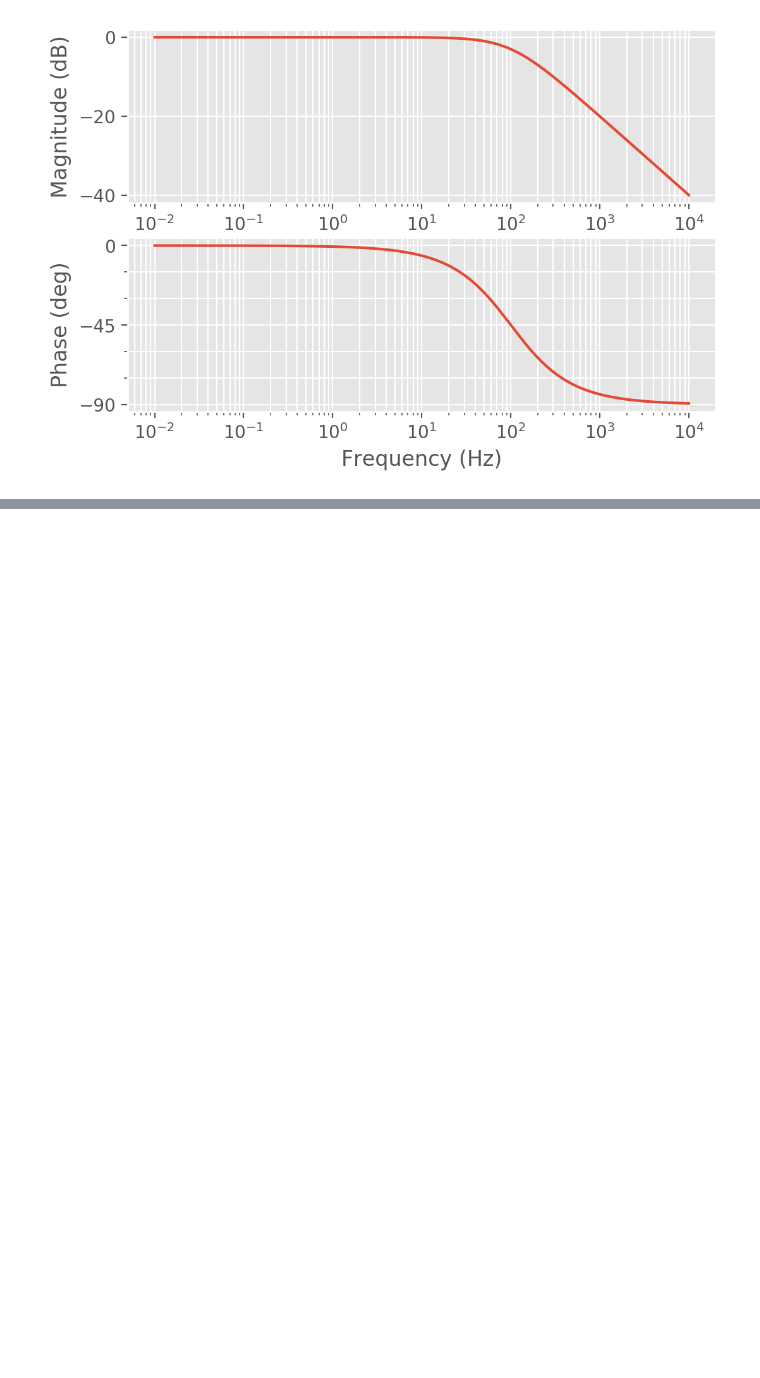
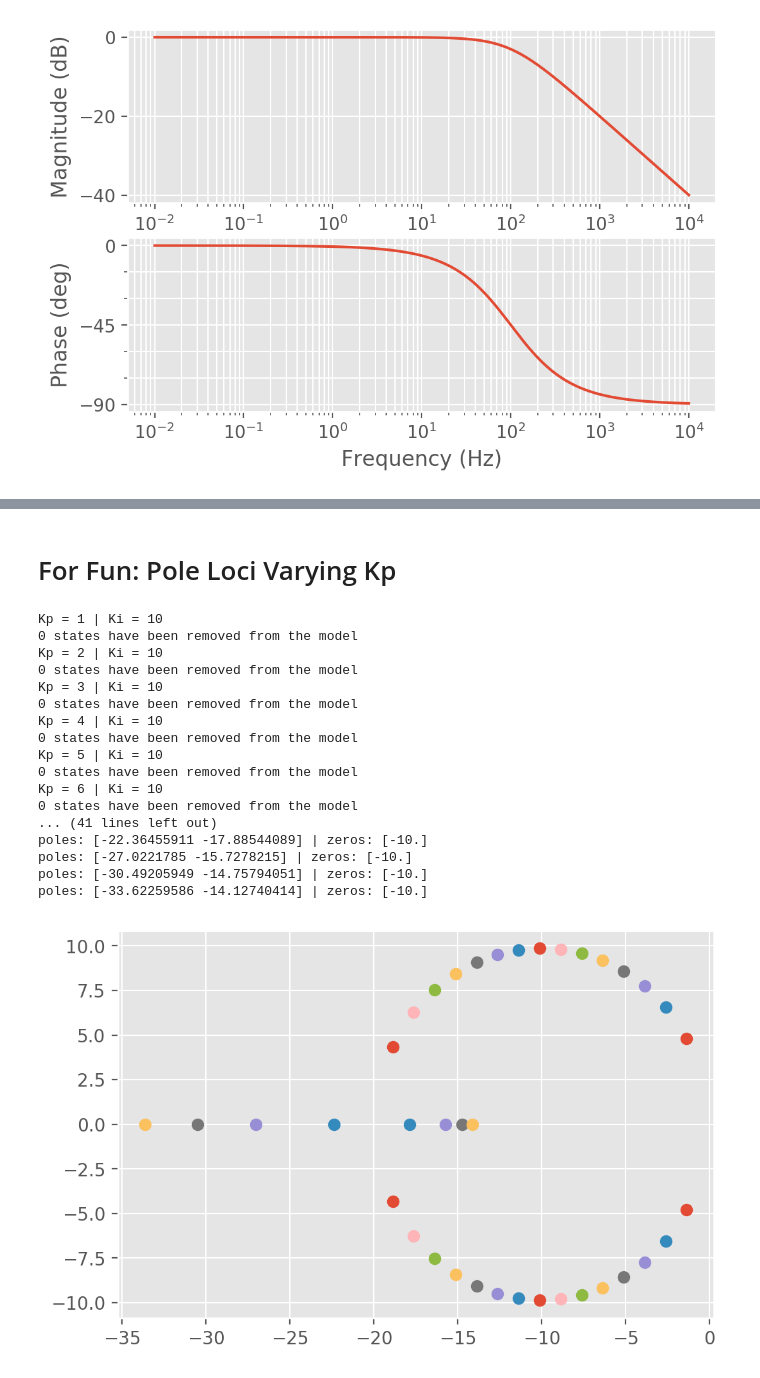
Before and after one commit to horychen/PidTuner, a Jupyter notebook: 033_PID_Tuner.ipynb, the cells around one changed output, grey strips where cells are left out. Cells and saved outputs as stored; diff of their text form; code cells hidden in the pictures; blank space fills up the shorter version.

```diff
--- a/033_PID_Tuner.ipynb
+++ b/033_PID_Tuner.ipynb
@@ -121,0 +136,21 @@ Kp/L/(2pi) = 200.0
+# %%
+R = 0.1 # Ohm
+L = 0.4 # H
+
+list_zeros = []
+list_poles = []
+for L in np.arange(0.1, 3.2, 0.3):
+    Kp, Ki = get_coeffs_dc_motor_current_regulator(R, L, 200)
+    print(f'Kp = {Kp:g} | Ki = {Ki:g}')
+    dc_motor = control.tf([1], [L, R])
+    pi_regulator = control.tf([Kp, Kp*Ki], [1, 0])
+    open_sys = control.series(pi_regulator, dc_motor)
+    closed_sys = control.feedback(open_sys, 1, sign=-1)
+
+    closed_sys = control.minreal(closed_sys)
+
+    list_zeros.append( control.zero(closed_sys) )
+    list_poles.append( control.pole(closed_sys) )
+
+for poles, zeros in zip(list_poles, list_zeros):
+    print(poles, zeros)
@@ -121,0 +175,45 @@ Kp/L/(2pi) = 200.0
+# %% [markdown]
+# For Fun: Pole Loci Varying Kp
+# %%
+R = 0.1 # Ohm
+L = 0.4 # H
+
+list_zeros = []
+list_poles = []
+Kp, Ki = get_coeffs_dc_motor_current_regulator(R, L, 200)
+Kp, Ki = 10, 10
+
+for Kp in np.arange(1, 20, 1):
+    print(f'Kp = {Kp:g} | Ki = {Ki:g}')
+    dc_motor = control.tf([1], [L, R])
+    pi_regulator = control.tf([Kp, Kp*Ki], [1, 0])
+    open_sys = control.series(pi_regulator, dc_motor)
+    closed_sys = control.feedback(open_sys, 1, sign=-1)
+
+    closed_sys = control.minreal(closed_sys)
+
+    list_zeros.append( control.zero(closed_sys) )
+    list_poles.append( control.pole(closed_sys) )
+
+for poles, zeros in zip(list_poles, list_zeros):
+    print('poles:', poles, '| zeros:', zeros)
+    plt.plot(poles.real, poles.imag, 'o')
+# %% [output]
+Kp = 1 | Ki = 10
+0 states have been removed from the model
+Kp = 2 | Ki = 10
+0 states have been removed from the model
+Kp = 3 | Ki = 10
+0 states have been removed from the model
+Kp = 4 | Ki = 10
+0 states have been removed from the model
+Kp = 5 | Ki = 10
+0 states have been removed from the model
+Kp = 6 | Ki = 10
+0 states have been removed from the model
+... (41 lines left out)
+poles: [-22.36455911 -17.88544089] | zeros: [-10.]
+poles: [-27.0221785 -15.7278215] | zeros: [-10.]
+poles: [-30.49205949 -14.75794051] | zeros: [-10.]
+poles: [-33.62259586 -14.12740414] | zeros: [-10.]
+[figure, added]
```
Also changed, not shown: parts of 7 cells of this notebook, 1 other file.
